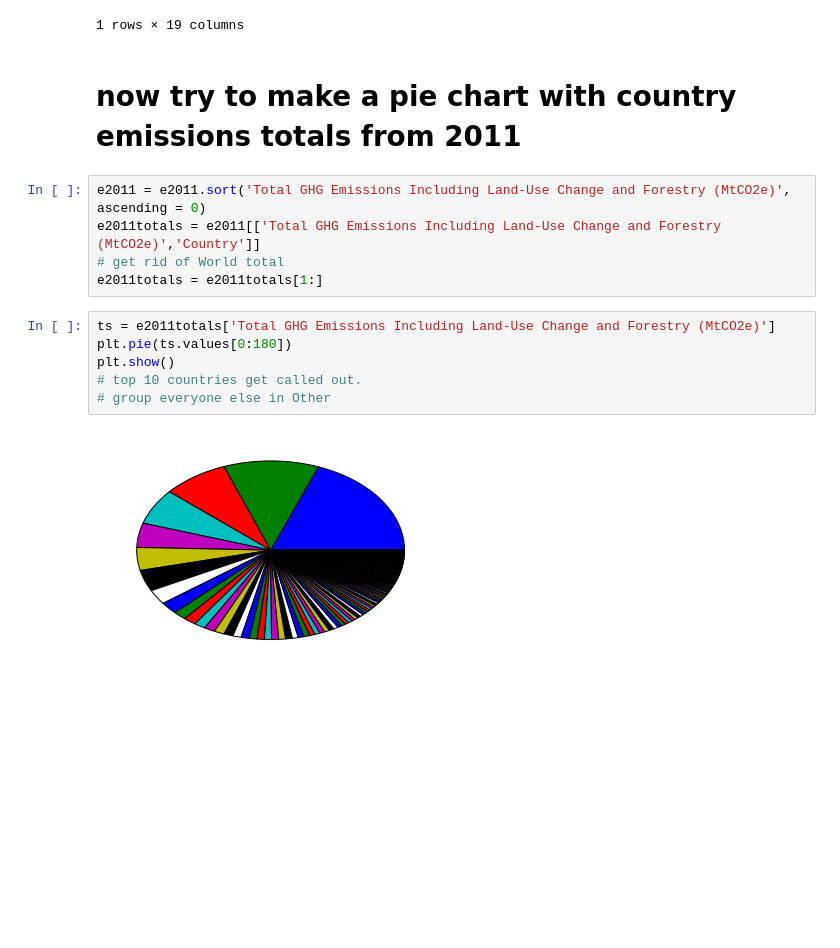
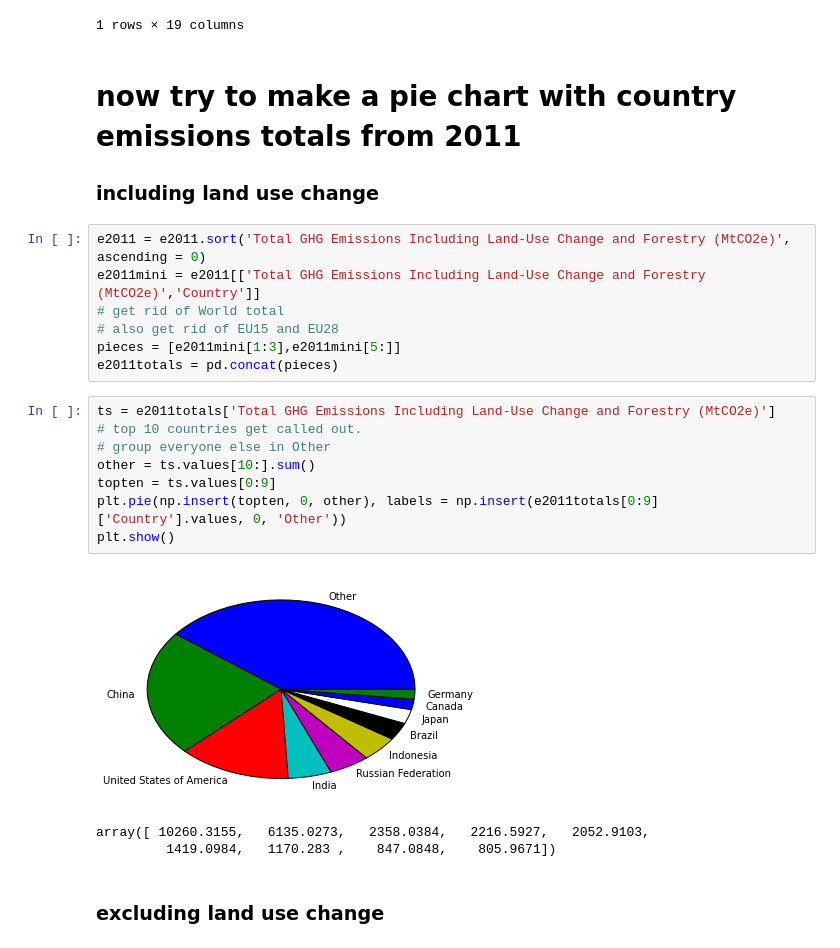
Before and after one commit to mirthbottle/ghg, a Jupyter notebook: country footprints.ipynb, the cells around one changed output. Drawn from its saved outputs; the diff is of its cells as text; blank space fills up the shorter version.

```diff
--- a/country footprints.ipynb
+++ b/country footprints.ipynb
@@ -65,18 +66,26 @@ e2011[:1]
 1 rows × 19 columns
 # %% [markdown]
 # now try to make a pie chart with country emissions totals from 2011
+
+### including land use change
 # %%
 e2011 = e2011.sort('Total GHG Emissions Including Land-Use Change and Forestry (MtCO2e)', ascending = 0)
-e2011totals = e2011[['Total GHG Emissions Including Land-Use Change and Forestry (MtCO2e)','Country']]
+e2011mini = e2011[['Total GHG Emissions Including Land-Use Change and Forestry (MtCO2e)','Country']]
 # get rid of World total
-e2011totals = e2011totals[1:]
+# also get rid of EU15 and EU28
+pieces = [e2011mini[1:3],e2011mini[5:]]
+e2011totals = pd.concat(pieces)
 # %%
 ts = e2011totals['Total GHG Emissions Including Land-Use Change and Forestry (MtCO2e)']
-plt.pie(ts.values[0:180])
-plt.show()
 # top 10 countries get called out.
 # group everyone else in Other
+other = ts.values[10:].sum()
+topten = ts.values[0:9]
+plt.pie(np.insert(topten, 0, other), labels = np.insert(e2011totals[0:9]['Country'].values, 0, 'Other'))
+plt.show()
 # %% [output]
-[figure, old version]
+[figure, new version]
+array([ 10260.3155,   6135.0273,   2358.0384,   2216.5927,   2052.9103,
+         1419.0984,   1170.283 ,    847.0848,    805.9671])
-# %% [markdown]
-#
+# %% [markdown]
+### excluding land use change
```
Also changed, not shown: parts of 7 cells of this notebook, 2 other files.
